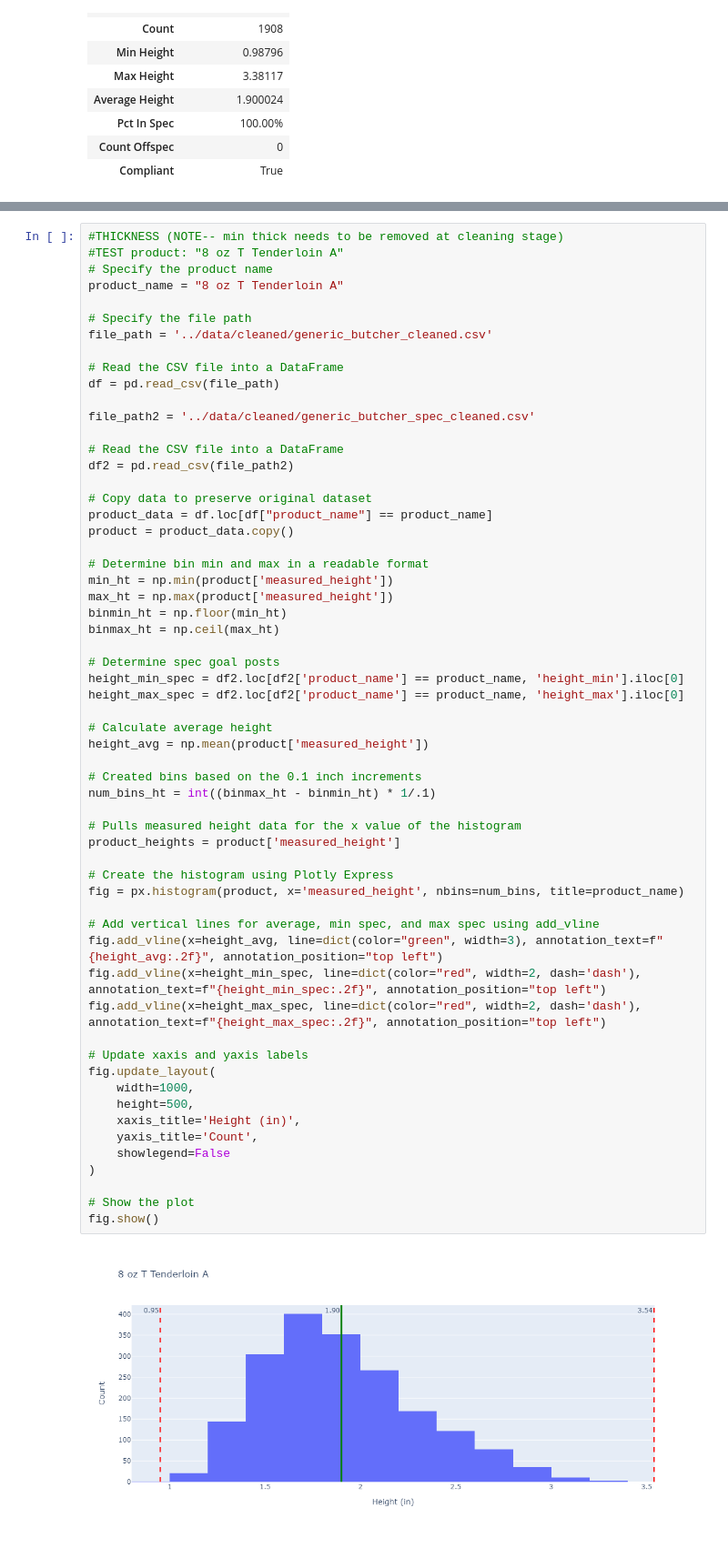
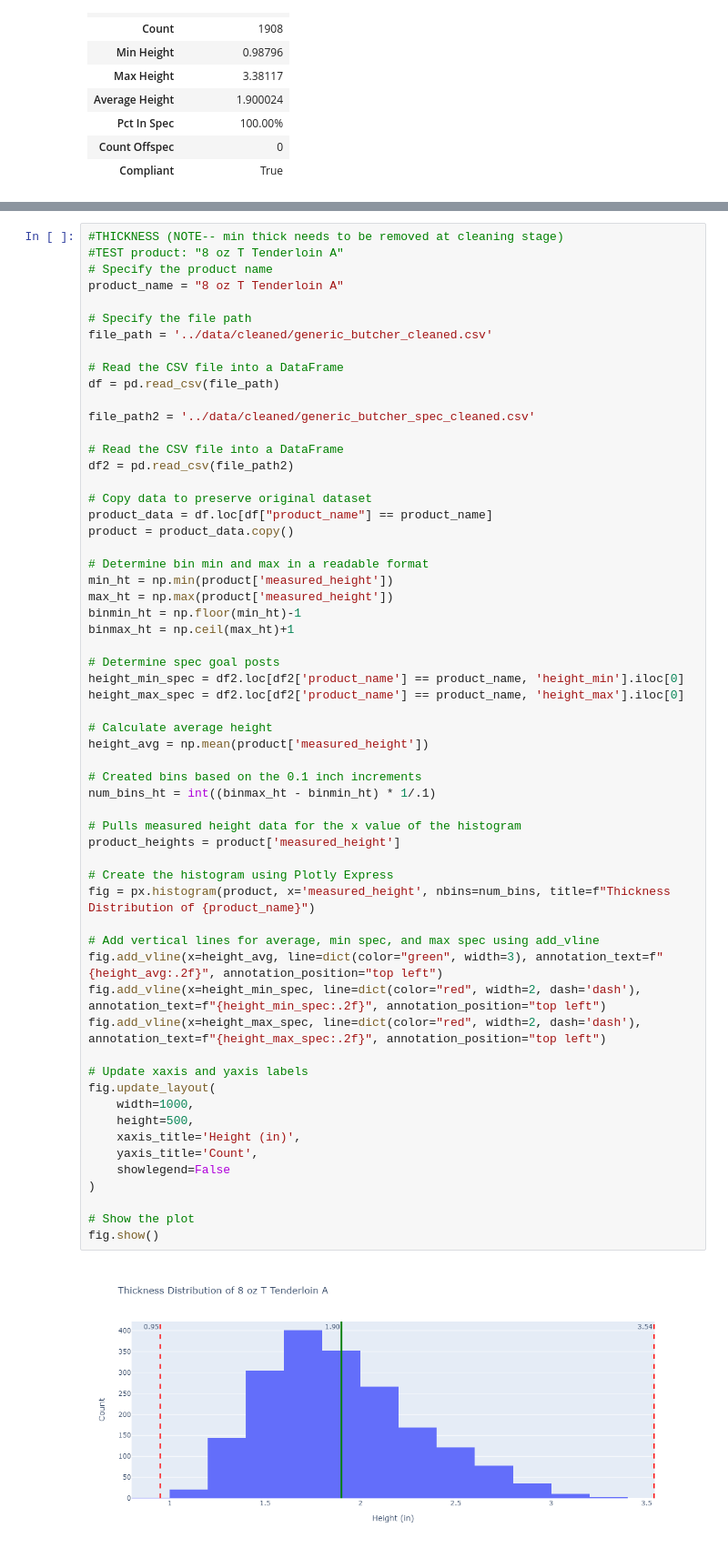
Before and after one commit to ThePennyGoblin/SMU_Project_3_Team-_1, a Jupyter notebook: scratch_jupyter_books/CG_scratch2.ipynb, the cells around one changed output, grey strips where cells are left out. Shown at 91% size. Saved outputs shown, nothing was run; the diff lists cells and outputs as text.

```diff
--- a/scratch_jupyter_books/CG_scratch2.ipynb
+++ b/scratch_jupyter_books/CG_scratch2.ipynb
@@ -352,40 +353,40 @@ product = product_data.copy()
 # Determine bin min and max in a readable format
 min_ht = np.min(product['measured_height'])
 max_ht = np.max(product['measured_height'])
-binmin_ht = np.floor(min_ht)
-binmax_ht = np.ceil(max_ht)
+binmin_ht = np.floor(min_ht)-1
+binmax_ht = np.ceil(max_ht)+1
 
 # Determine spec goal posts
 height_min_spec = df2.loc[df2['product_name'] == product_name, 'height_min'].iloc[0]
 height_max_spec = df2.loc[df2['product_name'] == product_name, 'height_max'].iloc[0]
 
 # Calculate average height
 height_avg = np.mean(product['measured_height'])
 
 # Created bins based on the 0.1 inch increments
 num_bins_ht = int((binmax_ht - binmin_ht) * 1/.1)
 
 # Pulls measured height data for the x value of the histogram
 product_heights = product['measured_height']
 
 # Create the histogram using Plotly Express
-fig = px.histogram(product, x='measured_height', nbins=num_bins, title=product_name)
+fig = px.histogram(product, x='measured_height', nbins=num_bins, title=f"Thickness Distribution of {product_name}")
 
 # Add vertical lines for average, min spec, and max spec using add_vline
 fig.add_vline(x=height_avg, line=dict(color="green", width=3), annotation_text=f"{height_avg:.2f}", annotation_position="top left")
 fig.add_vline(x=height_min_spec, line=dict(color="red", width=2, dash='dash'), annotation_text=f"{height_min_spec:.2f}", annotation_position="top left")
 fig.add_vline(x=height_max_spec, line=dict(color="red", width=2, dash='dash'), annotation_text=f"{height_max_spec:.2f}", annotation_position="top left")
 
 # Update xaxis and yaxis labels
 fig.update_layout(
     width=1000,
     height=500,
     xaxis_title='Height (in)',
     yaxis_title='Count',
     showlegend=False
 )
 
 # Show the plot
 fig.show()
 # %% [output]
-[figure, old version]
+[figure, new version]
```
Also changed, not shown: parts of 2 cells of this notebook.
